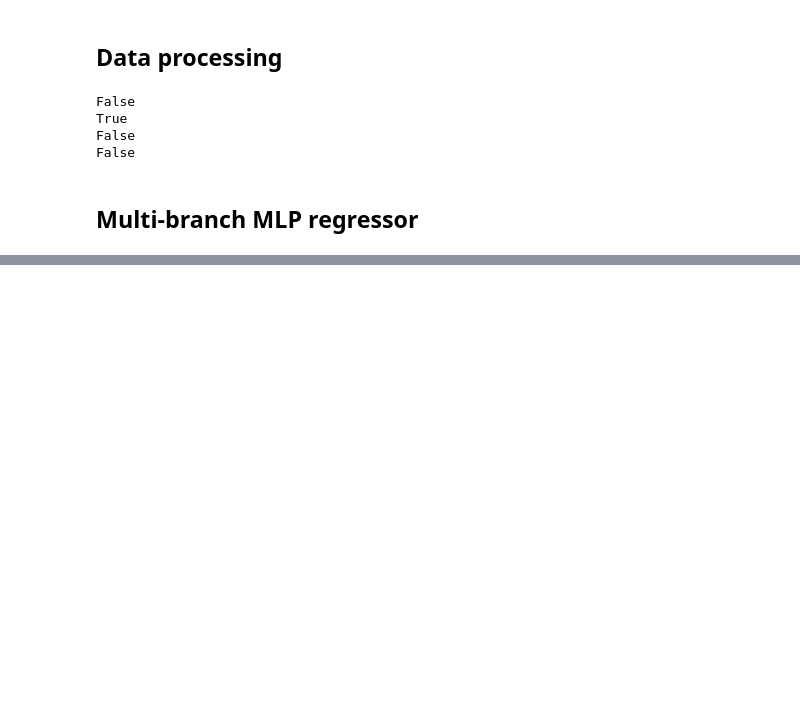
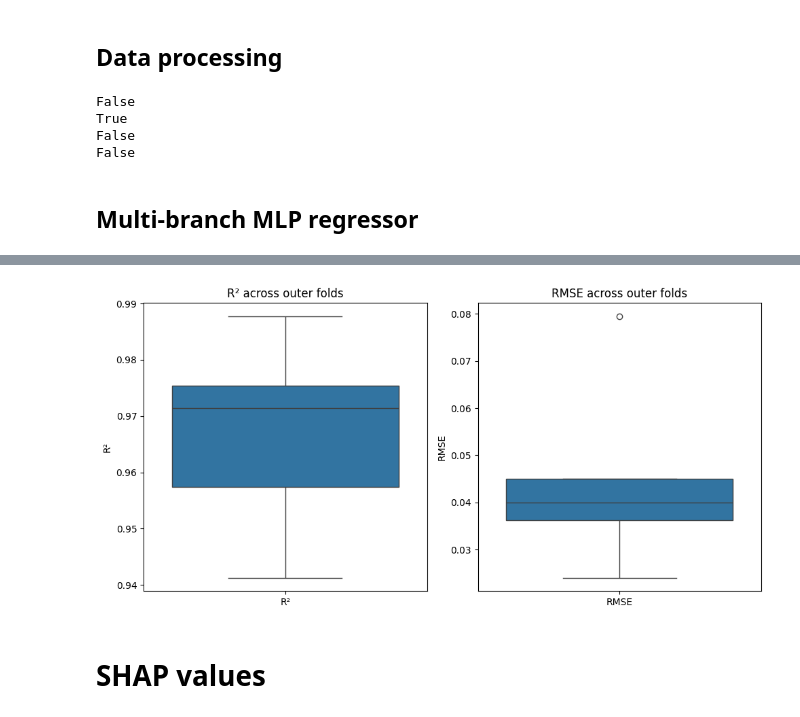
Before and after one commit to cgtc/multiomics_integration_publication, a Jupyter notebook: notebooks/mlp_regressor_with_missing_data.ipynb, the cells around one changed output, grey strips where cells are left out. Cells and saved outputs as stored; diff of their text form; code cells hidden in the pictures; blank space fills up the shorter version.

Commit message:
adding nested cross validation and SHAP values

```diff
--- a/notebooks/mlp_regressor_with_missing_data.ipynb
+++ b/notebooks/mlp_regressor_with_missing_data.ipynb
@@ -243,0 +224,4 @@ plot_top_feature_importances(model, modality_names, modality_dfs, top_n=10)
+# %%
+device = 'cuda' if torch.cuda.is_available() else 'cpu'
+results = nested_cv(modality_matrices, modality_masks, target_tensor, outer_splits=5, inner_splits=3, device=device)
+print("Final Nested CV Results:", results)
@@ -243,0 +235,28 @@ plot_top_feature_importances(model, modality_names, modality_dfs, top_n=10)
+# %%
+# Extract metrics
+r2_scores = [r2 for _, r2, _ in results]
+rmse_scores = [rmse for _, _, rmse in results]
+
+# Set up figure
+plt.figure(figsize=(10, 5))
+
+# R² boxplot
+plt.subplot(1, 2, 1)
+sns.boxplot(data=r2_scores)
+plt.title("R² across outer folds")
+plt.ylabel("R²")
+plt.xticks([0], ["R²"])
+
+# RMSE boxplot
+plt.subplot(1, 2, 2)
+sns.boxplot(data=rmse_scores)
+plt.title("RMSE across outer folds")
+plt.ylabel("RMSE")
+plt.xticks([0], ["RMSE"])
+
+plt.tight_layout()
+plt.show()
+# %% [output]
+[figure, added]
+# %% [markdown]
+# SHAP values
```
Also changed, not shown: parts of 11 cells of this notebook, 1 other file.
